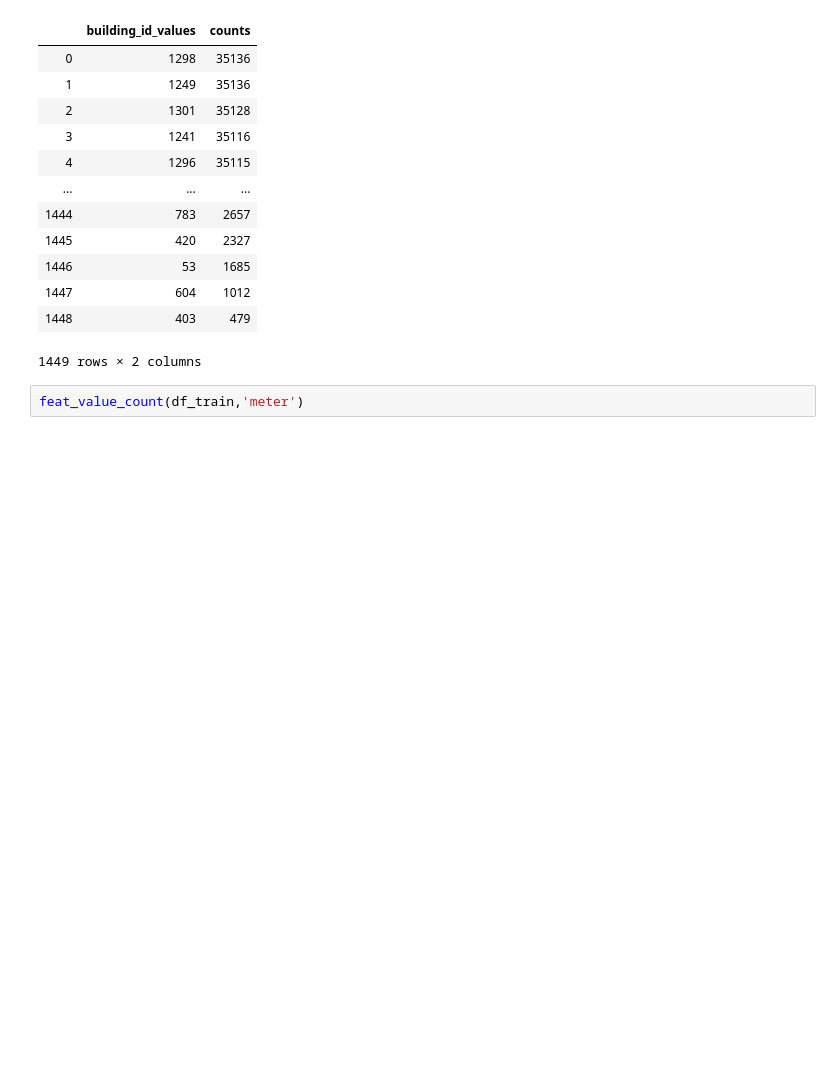
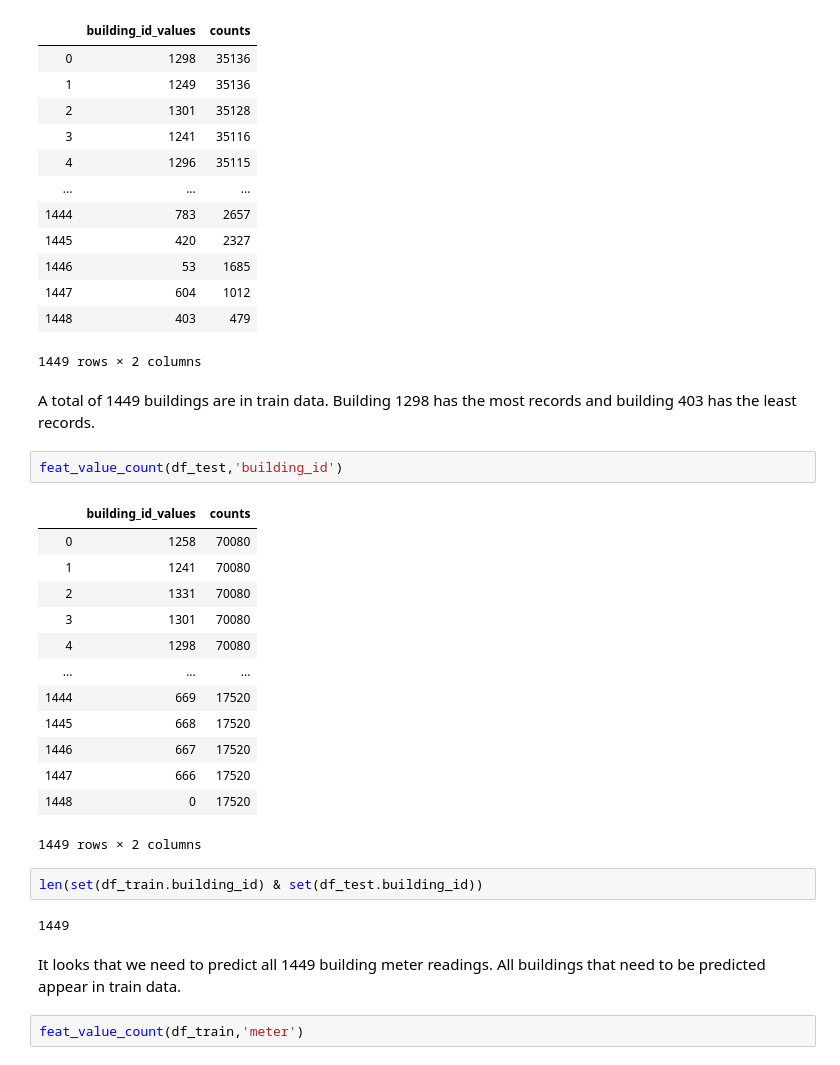
Before and after one commit to haataa/Great_Energy_Predictor, a Jupyter notebook: EDA.ipynb, the cells around one changed output. Cells and saved outputs as stored; diff of their text form; blank space fills up the shorter version.

```diff
--- a/EDA.ipynb
+++ b/EDA.ipynb
@@ -108,6 +139,30 @@ feat_value_count(df_train,'building_id')
 | 1447 | 604 | 1012 |
 | 1448 | 403 | 479 |
 1449 rows × 2 columns
+# %% [markdown]
+A total of 1449 buildings are in train data. Building 1298 has the most records and building 403 has the least records.
+# %%
+feat_value_count(df_test,'building_id')
+# %% [output]
+|  | building_id_values | counts |
+| 0 | 1258 | 70080 |
+| 1 | 1241 | 70080 |
+| 2 | 1331 | 70080 |
+| 3 | 1301 | 70080 |
+| 4 | 1298 | 70080 |
+| ... | ... | ... |
+| 1444 | 669 | 17520 |
+| 1445 | 668 | 17520 |
+| 1446 | 667 | 17520 |
+| 1447 | 666 | 17520 |
+| 1448 | 0 | 17520 |
+1449 rows × 2 columns
+# %%
+len(set(df_train.building_id) & set(df_test.building_id))
+# %% [output]
+1449
+# %% [markdown]
+It looks that we need to predict all 1449 building meter readings. All buildings that need to be predicted appear in train data.
 # %%
 feat_value_count(df_train,'meter')
 # %% [output]
```
Also changed, not shown: parts of 13 cells of this notebook.
